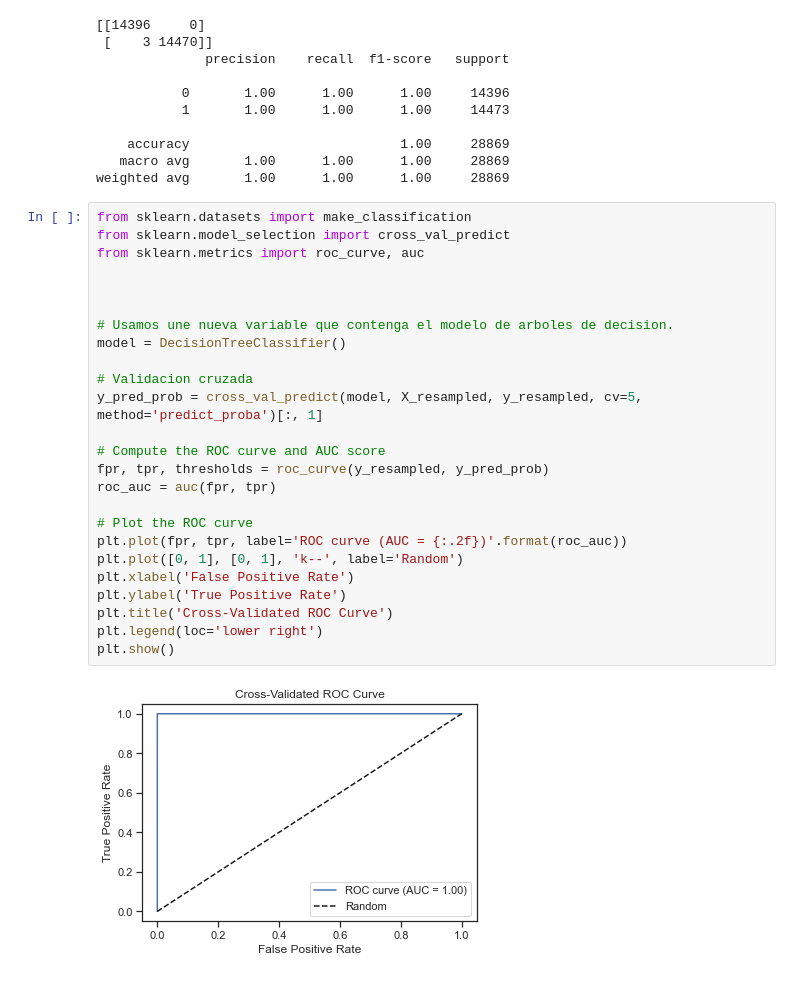
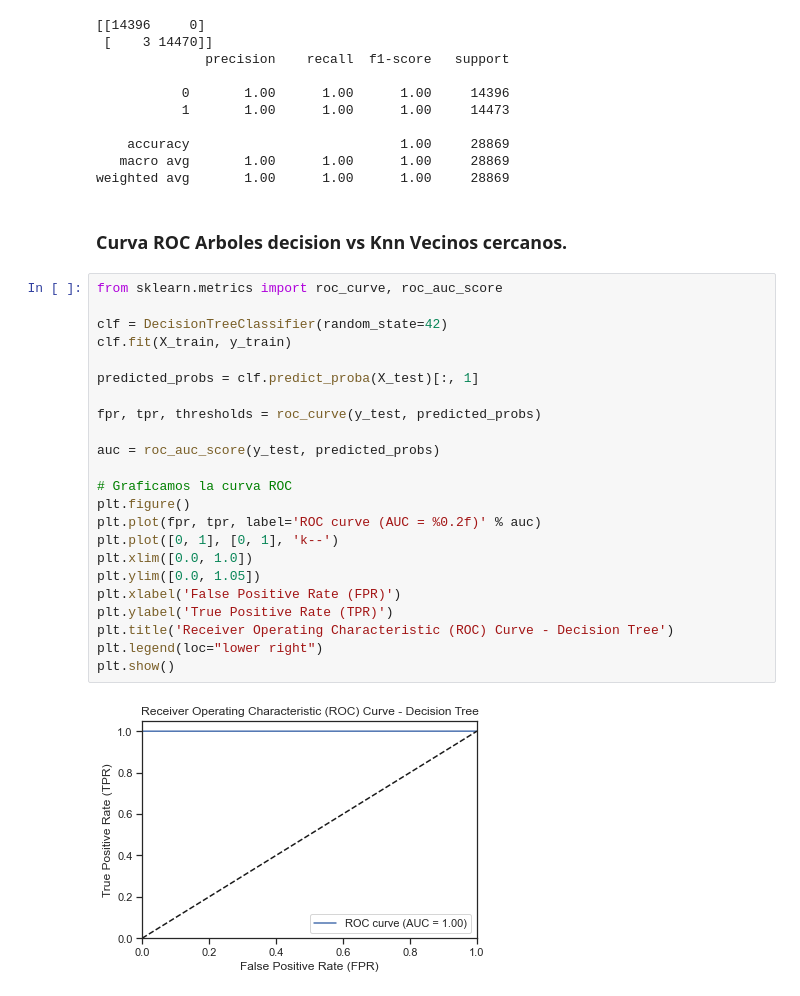
Before and after one commit to FedericoScopelliti/fraude-tarjetas-credito, a Jupyter notebook: fraude tarjetas de credito.ipynb, the cells around one changed output. Saved outputs shown, nothing was run; the diff lists cells and outputs as text.

Commit message:
Graficamos la curva ROC de nuestro modelo principal knn y de arboles de decision

```diff
--- a/fraude tarjetas de credito.ipynb
+++ b/fraude tarjetas de credito.ipynb
@@ -587,30 +587,30 @@ print(report)
     accuracy                           1.00     28869
    macro avg       1.00      1.00      1.00     28869
 weighted avg       1.00      1.00      1.00     28869
-# %%
-from sklearn.datasets import make_classification
-from sklearn.model_selection import cross_val_predict
-from sklearn.metrics import roc_curve, auc
-
-
-
-# Usamos une nueva variable que contenga el modelo de arboles de decision.
-model = DecisionTreeClassifier()
-
-# Validacion cruzada
-y_pred_prob = cross_val_predict(model, X_resampled, y_resampled, cv=5, method='predict_proba')[:, 1]
-
-# Compute the ROC curve and AUC score
-fpr, tpr, thresholds = roc_curve(y_resampled, y_pred_prob)
-roc_auc = auc(fpr, tpr)
-
-# Plot the ROC curve
-plt.plot(fpr, tpr, label='ROC curve (AUC = {:.2f})'.format(roc_auc))
-plt.plot([0, 1], [0, 1], 'k--', label='Random')
-plt.xlabel('False Positive Rate')
-plt.ylabel('True Positive Rate')
-plt.title('Cross-Validated ROC Curve')
-plt.legend(loc='lower right')
-plt.show()
-# %% [output]
-[figure, removed]
+# %% [markdown]
+### Curva ROC Arboles decision vs Knn Vecinos cercanos.
+# %%
+from sklearn.metrics import roc_curve, roc_auc_score
+
+clf = DecisionTreeClassifier(random_state=42)
+clf.fit(X_train, y_train)
+
+predicted_probs = clf.predict_proba(X_test)[:, 1]
+
+fpr, tpr, thresholds = roc_curve(y_test, predicted_probs)
+
+auc = roc_auc_score(y_test, predicted_probs)
+
+# Graficamos la curva ROC
+plt.figure()
+plt.plot(fpr, tpr, label='ROC curve (AUC = %0.2f)' % auc)
+plt.plot([0, 1], [0, 1], 'k--')
+plt.xlim([0.0, 1.0])
+plt.ylim([0.0, 1.05])
+plt.xlabel('False Positive Rate (FPR)')
+plt.ylabel('True Positive Rate (TPR)')
+plt.title('Receiver Operating Characteristic (ROC) Curve - Decision Tree')
+plt.legend(loc="lower right")
+plt.show()
+# %% [output]
+[figure, added]
```
Also changed, not shown: parts of 2 cells of this notebook.
